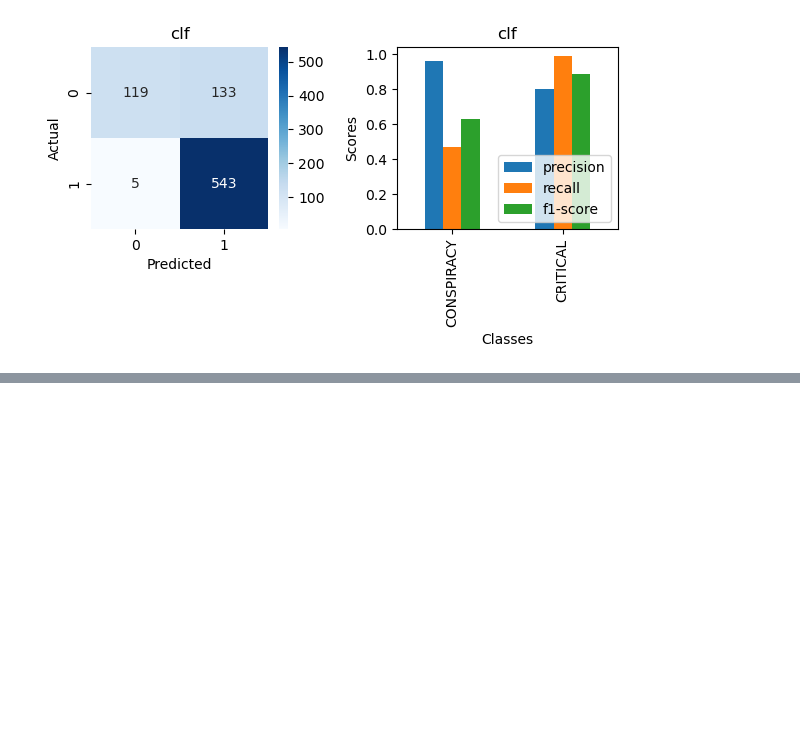
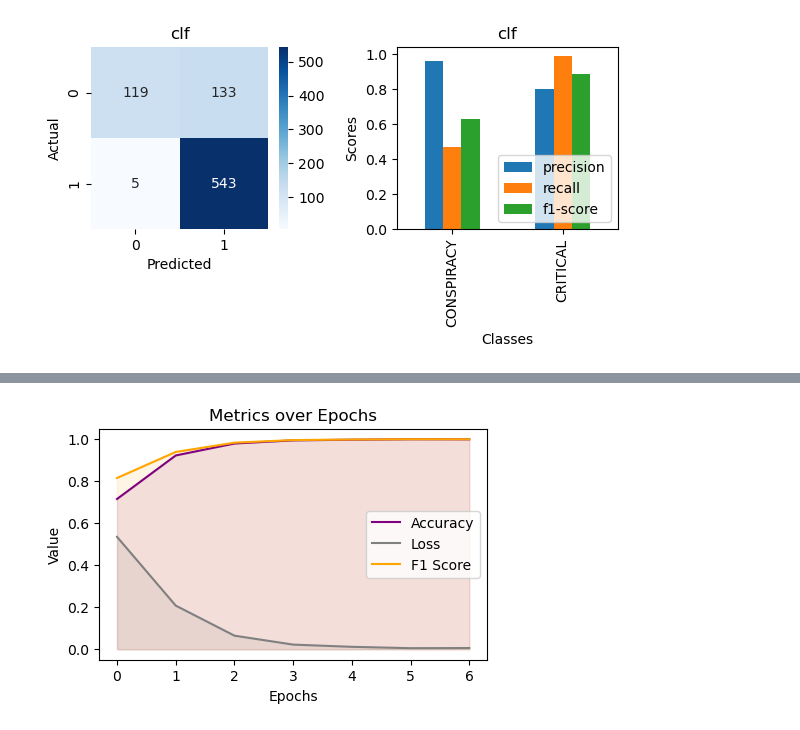
Before and after one commit to SonyaX20/NLP-Natural-Language-Processing, a Jupyter notebook: my-mlp-ota/task_o.ipynb, the cells around one changed output, grey strips where cells are left out. Cells and saved outputs as stored; diff of their text form; code cells hidden in the pictures; blank space fills up the shorter version.

```diff
--- a/my-mlp-ota/task_o.ipynb
+++ b/my-mlp-ota/task_o.ipynb
@@ -323,0 +415,7 @@ CRITICAL     0.803254  0.990876  0.887255    548.0
+# %%
+"""
+| Nr. | preprocessing | vectorizer | model |
+|  06 |  stop words   |    TFI-DF  |  FNN  |
+"""
+MC.predict('tfidf', 'fnn')
+# %% [output]
@@ -323,0 +437 @@ CRITICAL     0.803254  0.990876  0.887255    548.0
+[figure, added]
```
Also changed, not shown: parts of 34 cells of this notebook.
